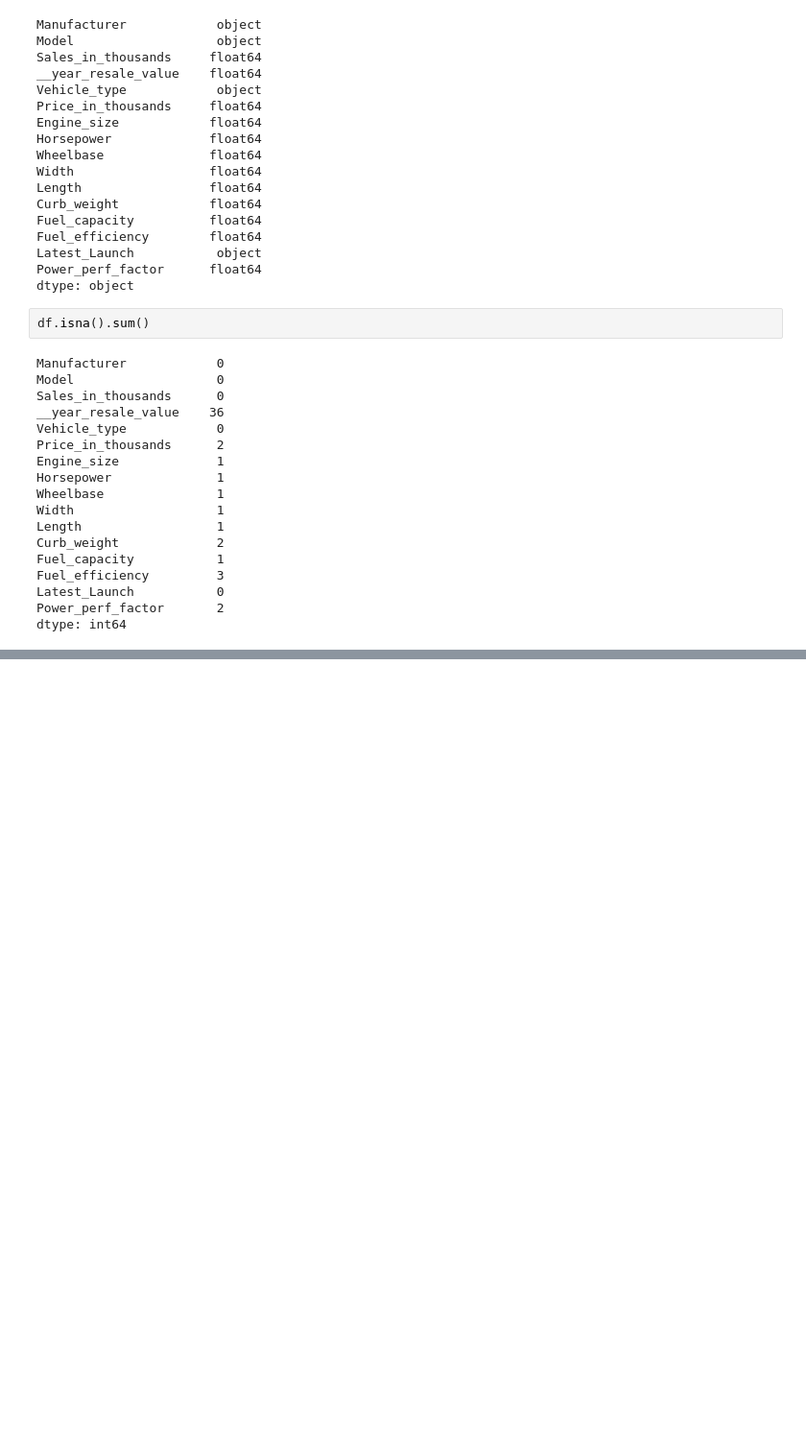
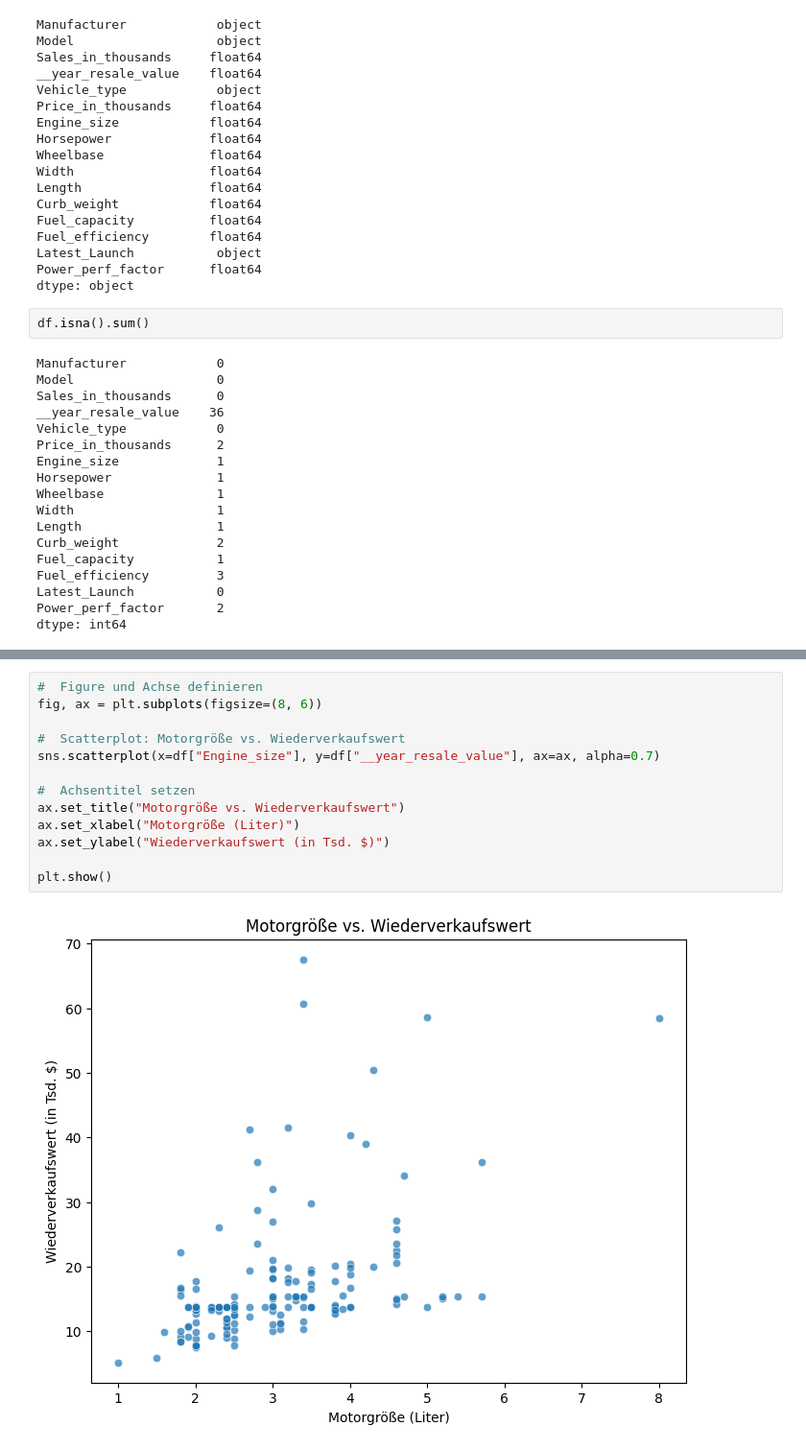
Before and after one commit to A-Layali/Car-Sales-Prediction, a Jupyter notebook: EDA.ipynb, the cells around one changed output, grey strips where cells are left out. Shown at 96% size. Cells and saved outputs as stored; diff of their text form; blank space fills up the shorter version.

```diff
--- a/EDA.ipynb
+++ b/EDA.ipynb
@@ -67,0 +150,15 @@ dtype: int64
+# %%
+#  Figure und Achse definieren
+fig, ax = plt.subplots(figsize=(8, 6))
+
+#  Scatterplot: Motorgröße vs. Wiederverkaufswert
+sns.scatterplot(x=df["Engine_size"], y=df["__year_resale_value"], ax=ax, alpha=0.7)
+
+#  Achsentitel setzen
+ax.set_title("Motorgröße vs. Wiederverkaufswert")
+ax.set_xlabel("Motorgröße (Liter)")
+ax.set_ylabel("Wiederverkaufswert (in Tsd. $)")
+
+plt.show()
+# %% [output]
+[figure, added]
```
Also changed, not shown: parts of 9 cells of this notebook.
